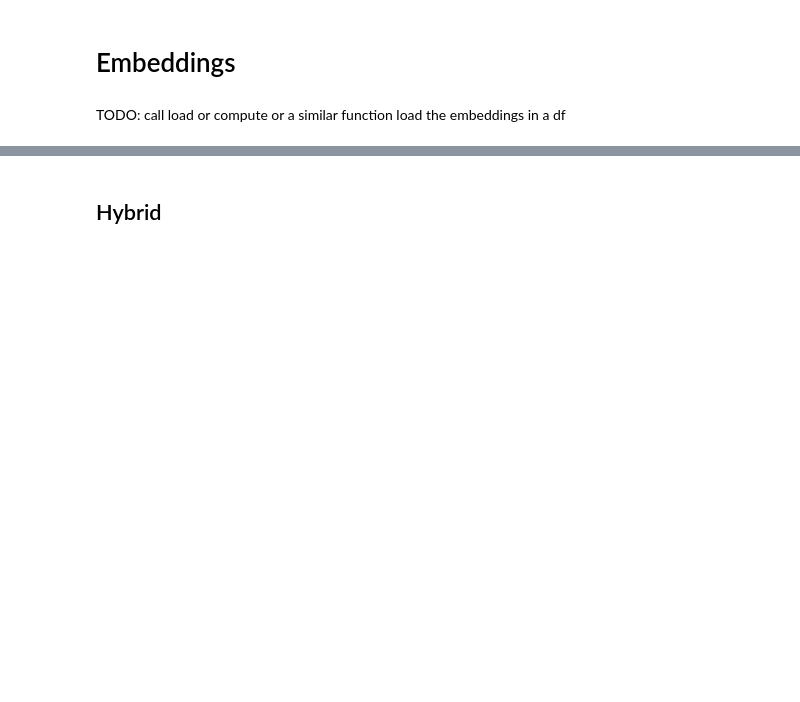
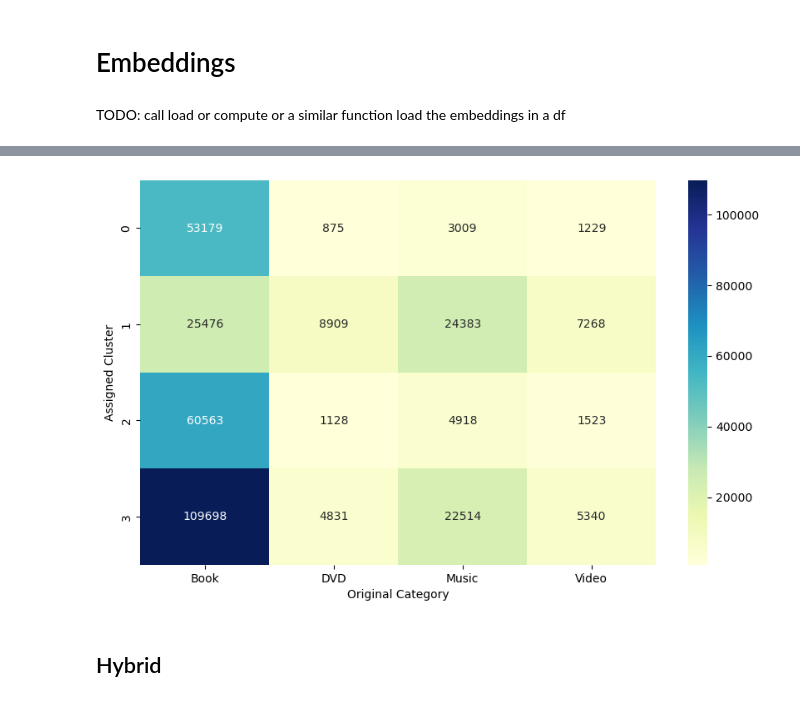
Before and after one commit to raozzo/ProgettoLFN, a Jupyter notebook: Code/notebooks/print.ipynb, the cells around one changed output, grey strips where cells are left out. Saved outputs shown, nothing was run; the diff lists cells and outputs as text; code cells hidden in the pictures; blank space fills up the shorter version.

```diff
--- a/Code/notebooks/print.ipynb
+++ b/Code/notebooks/print.ipynb
@@ -147,7 +228,7 @@ plt.show()
 TODO: call load or compute or a similar function
 load the embeddings in a df
 # %%
-embedding_file_path = "../data/processed/embeddings.csv"
+embedding_file_path = "../data/processed/embeddings_p1_q1.csv"
 df_embeddings = pd.read_csv(embedding_file_path, index_col=0)
 
 print("embedding dimension:", df_embeddings.shape)
@@ -176,9 +290,11 @@ print(crosstab)
 # %%
 plt.figure(figsize=(10,6))
 sns.heatmap(crosstab, annot=True, fmt='d',cmap='YlGnBu')
-plt.xlabel('Categoria Originale')
-plt.ylabel('Cluster Assegnato')
+plt.xlabel('Original Category')
+plt.ylabel('Assigned Cluster')
 plt.show()
+# %% [output]
+[figure, added]
 # %% [markdown]
 ## Hybrid
 # %%
```
Also changed, not shown: parts of 36 cells of this notebook, 4 other files.
